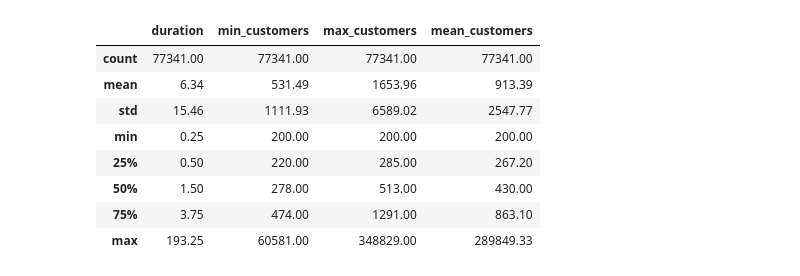
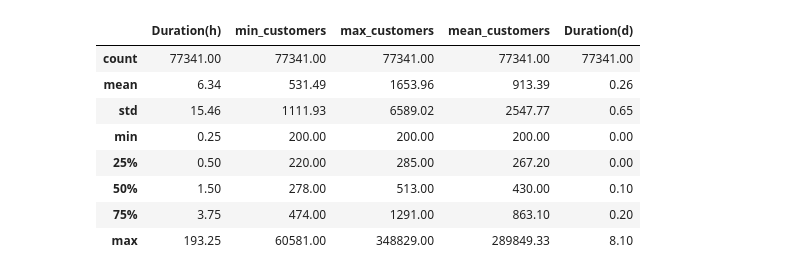
Before and after one commit to jessegarrido/usa-electrical-outages, a Jupyter notebook: Notebooks/usa-electrical-outages.ipynb, the cells around one changed output. Drawn from its saved outputs; the diff is of its cells as text; code cells hidden in the pictures.

Commit message:
ready for final cleanup

```diff
--- a/Notebooks/usa-electrical-outages.ipynb
+++ b/Notebooks/usa-electrical-outages.ipynb
@@ -24,17 +10,11 @@ Note: you may need to restart the kernel to use updated packages.
 # %%
-#Import pandas
+#Imports
 import pandas as pd
 import matplotlib.pyplot as plt
 import numpy as np
 #Read in data
-out_2023 = pd.read_csv(r'..\data\Outage_Dataset\eaglei_outages_with_events_2023.csv')
+outages_2023 = pd.read_csv(r'..\data\Outage_Dataset\eaglei_outages_with_events_2023.csv')
 #Create DataFrame
-df = pd.DataFrame(out_2023)
-df.describe().round(2)
-
-#Clean Data
-df = df.drop('fips', axis=1)  #Drop redundant county code
-df['Event Type'].fillna("Unknown", inplace=True) # Unknown Event Types
+df = pd.DataFrame(outages_2023)
 df.head()
-df['Event Type'].isnull().sum()
 # %% [output]
@@ -41,0 +65,4 @@ np.int64(0)
+# %%
+df['Duration(d)'] = round(df['duration']/24,1)
+df.rename(columns={'duration':'Duration(h)'},inplace=True)
+df['Duration(d)'].describe().round(1)
@@ -44,16 +105,16 @@ Figure out how to parse Event Types
 # %%
-human_list = ["attack","suspicious","theft","vandalism"]
-#unknown_list = ["unknown","other"]
+human_keywords = "attack|suspicious|theft|vandalism|cyber"
+system_keywords = "failure|fuel|operations|interruption"
+system_exclude_keywords = "attack|unknown|other"
 def parse_event(event):
     event = pd.Series(event.lower())
-    if event.str.contains("failure").any():
-        return "System Failure"
     if event.str.contains("weather").any():
         return "Weather"
-    for intervention in human_list:
-        if event.str.contains(intervention).any():
-            return "Human Intervention"
-    else:
-        return "Unknown"
+    if event.str.contains(human_keywords).any():
+        return "Human Intervention"
+    if event.str.contains(system_keywords).any() & ~event.str.contains(system_exclude_keywords).any():
+        return "System Failure"
+    return "Unknown"
 df['Event']=df['Event Type'].apply(parse_event)
+print(df['Event'].value_counts())
 # %% [output]
@@ -71,14 +151,12 @@ array(['Weather', 'Human Intervention', 'Unknown', 'System Failure'],
 # %%
-#Create DataFrame
-df = pd.DataFrame(out_2023)
 df.describe().round(2)
 # %% [output]
-|  | duration | min_customers | max_customers | mean_customers |
-| count | 77341.00 | 77341.00 | 77341.00 | 77341.00 |
-| mean | 6.34 | 531.49 | 1653.96 | 913.39 |
-| std | 15.46 | 1111.93 | 6589.02 | 2547.77 |
-| min | 0.25 | 200.00 | 200.00 | 200.00 |
-| 25% | 0.50 | 220.00 | 285.00 | 267.20 |
-| 50% | 1.50 | 278.00 | 513.00 | 430.00 |
-| 75% | 3.75 | 474.00 | 1291.00 | 863.10 |
-| max | 193.25 | 60581.00 | 348829.00 | 289849.33 |
+|  | Duration(h) | min_customers | max_customers | mean_customers | Duration(d) |
+| count | 77341.00 | 77341.00 | 77341.00 | 77341.00 | 77341.00 |
+| mean | 6.34 | 531.49 | 1653.96 | 913.39 | 0.26 |
+| std | 15.46 | 1111.93 | 6589.02 | 2547.77 | 0.65 |
+| min | 0.25 | 200.00 | 200.00 | 200.00 | 0.00 |
+| 25% | 0.50 | 220.00 | 285.00 | 267.20 | 0.00 |
+| 50% | 1.50 | 278.00 | 513.00 | 430.00 | 0.10 |
+| 75% | 3.75 | 474.00 | 1291.00 | 863.10 | 0.20 |
+| max | 193.25 | 60581.00 | 348829.00 | 289849.33 | 8.10 |
```
Also changed, not shown: parts of 31 cells of this notebook, 3 other files.
